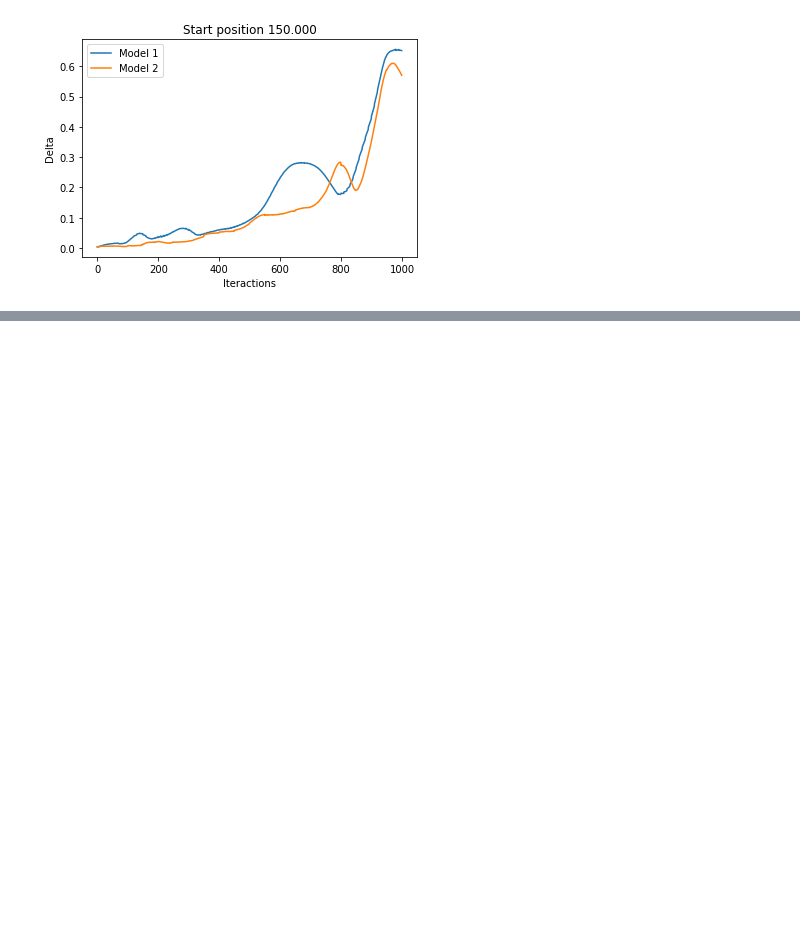
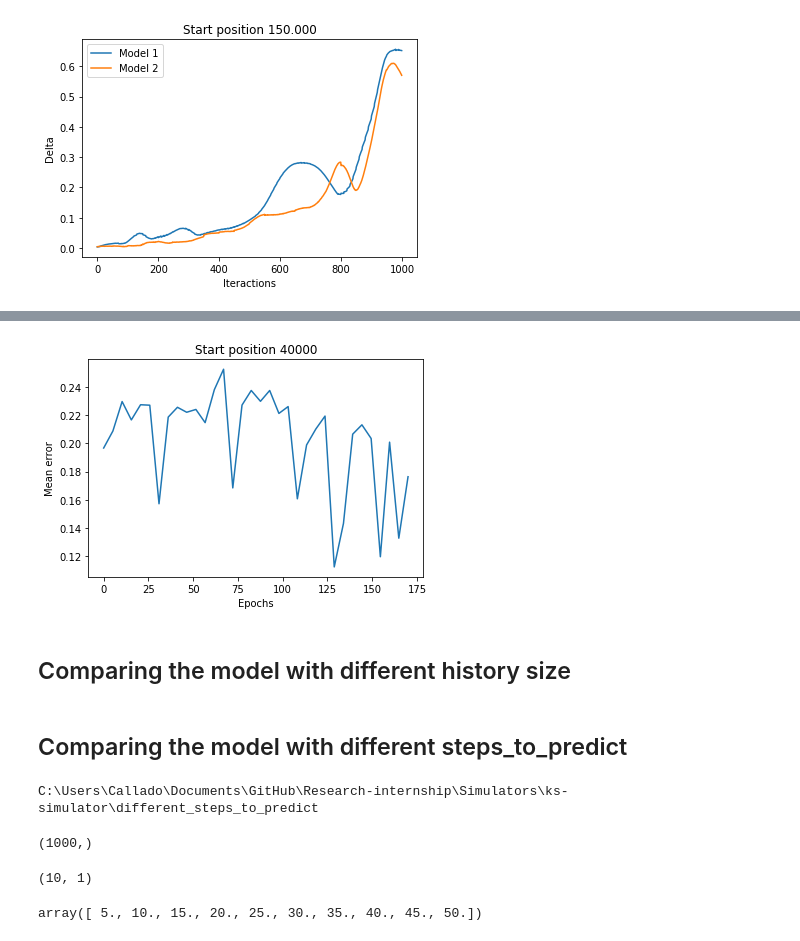
Before and after one commit to calladogt/Deep-learning-to-the-modeling-of-chaotic-dynamics-systems, a Jupyter notebook: Simulators/ks-simulator/Model Comparator.ipynb, the cells around one changed output, grey strips where cells are left out. Drawn from its saved outputs; the diff is of its cells as text; code cells hidden in the pictures; blank space fills up the shorter version.

```diff
--- a/Simulators/ks-simulator/Model Comparator.ipynb
+++ b/Simulators/ks-simulator/Model Comparator.ipynb
@@ -378,0 +481,10 @@ plt.show()
+# %%
+plt.plot(np.linspace(0,170,34),comparator)
+plt.ylabel('Mean error')
+plt.xlabel('Epochs')
+plt.title('Start position 40000')
+plt.show()
+# %% [output]
+[figure, added]
+# %% [markdown]
+## Comparing the model with different history size
@@ -378,0 +563,6 @@ plt.show()
+# %% [markdown]
+## Comparing the model with different steps_to_predict
+# %%
+cd ../ks-simulator/different_steps_to_predict/
+# %% [output]
+C:\Users\Callado\Documents\GitHub\Research-internship\Simulators\ks-simulator\different_steps_to_predict
@@ -378,0 +638,12 @@ plt.show()
+# %%
+dif.shape
+# %% [output]
+(1000,)
+# %%
+comparator.shape
+# %% [output]
+(10, 1)
+# %%
+np.linspace(5,50,10)
+# %% [output]
+array([ 5., 10., 15., 20., 25., 30., 35., 40., 45., 50.])
```
Also changed, not shown: parts of 30 cells of this notebook, 26 other files.
